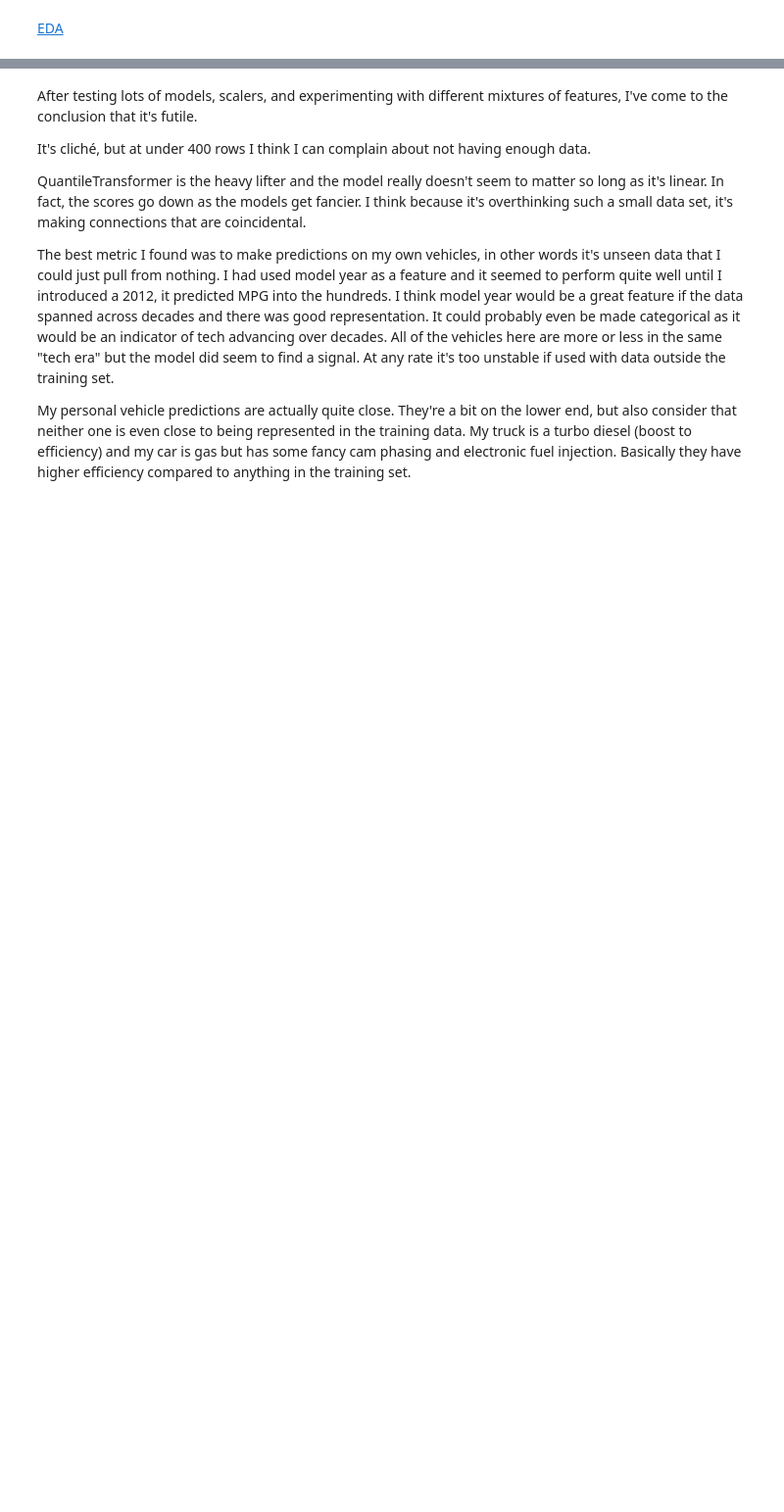
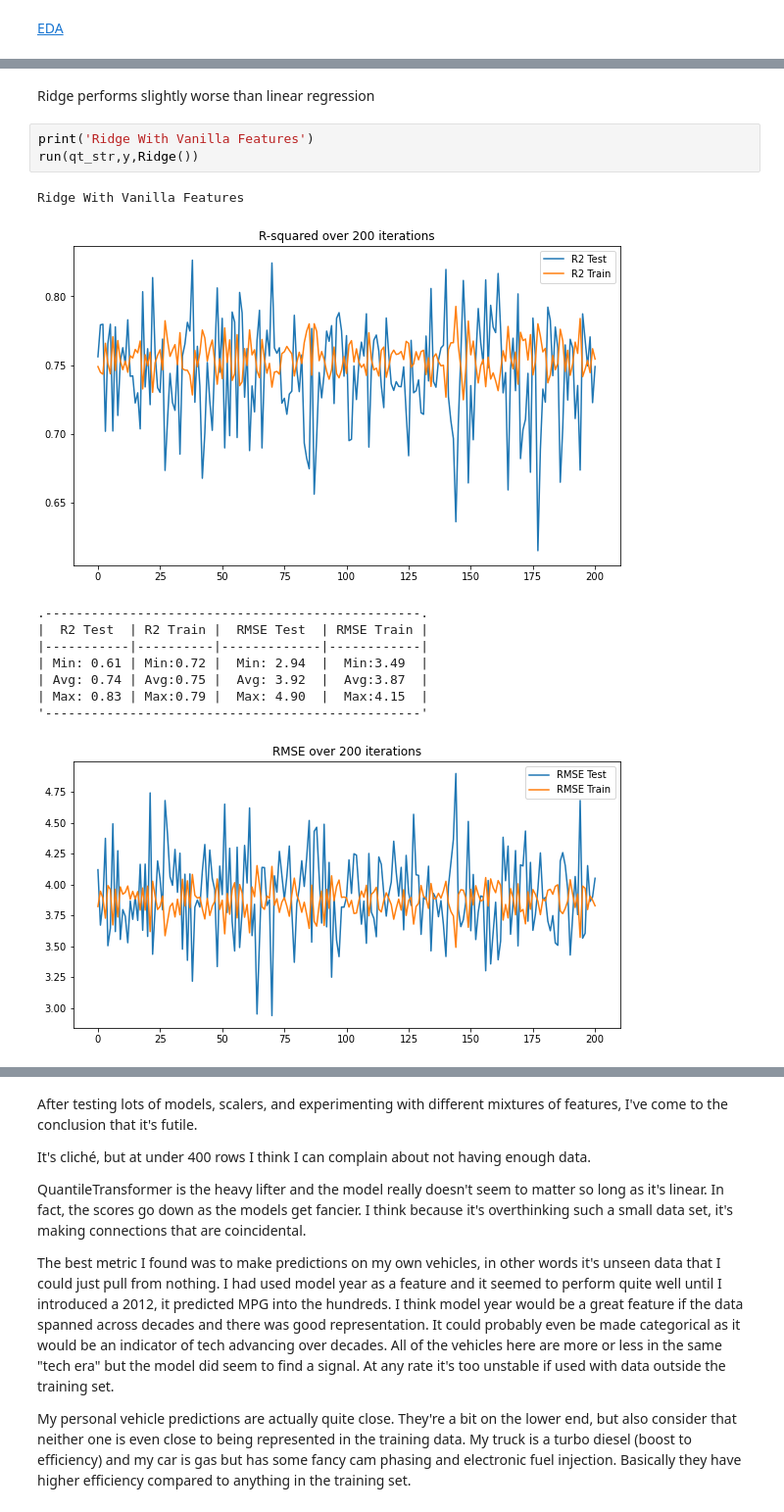
Before and after one commit to WhiteDopeOnPunk/mpg, a Jupyter notebook: model.ipynb, the cells around one changed output, grey strips where cells are left out. Shown at 98% size. Saved outputs shown, nothing was run; the diff lists cells and outputs as text; blank space fills up the shorter version.

```diff
--- a/model.ipynb
+++ b/model.ipynb
@@ -198,0 +127,16 @@ Steve Avg: 16.37
+# %% [markdown]
+Ridge performs slightly worse than linear regression
+# %%
+print('Ridge With Vanilla Features')
+run(qt_str,y,Ridge())
+# %% [output]
+Ridge With Vanilla Features
+[figure, added]
+.-------------------------------------------------.
+|  R2 Test  | R2 Train |  RMSE Test  | RMSE Train |
+|-----------|----------|-------------|------------|
+| Min: 0.61 | Min:0.72 |  Min: 2.94  |  Min:3.49  |
+| Avg: 0.74 | Avg:0.75 |  Avg: 3.92  |  Avg:3.87  |
+| Max: 0.83 | Max:0.79 |  Max: 4.90  |  Max:4.15  |
+'-------------------------------------------------'
+[figure, added]
```
Also changed, not shown: parts of 43 cells of this notebook, 17 other files.
